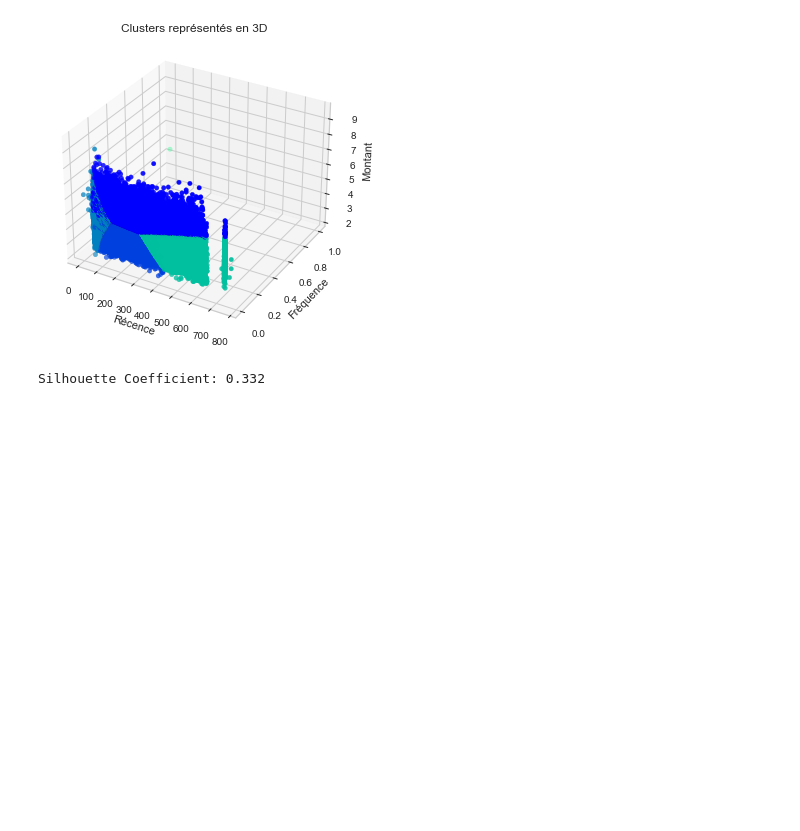
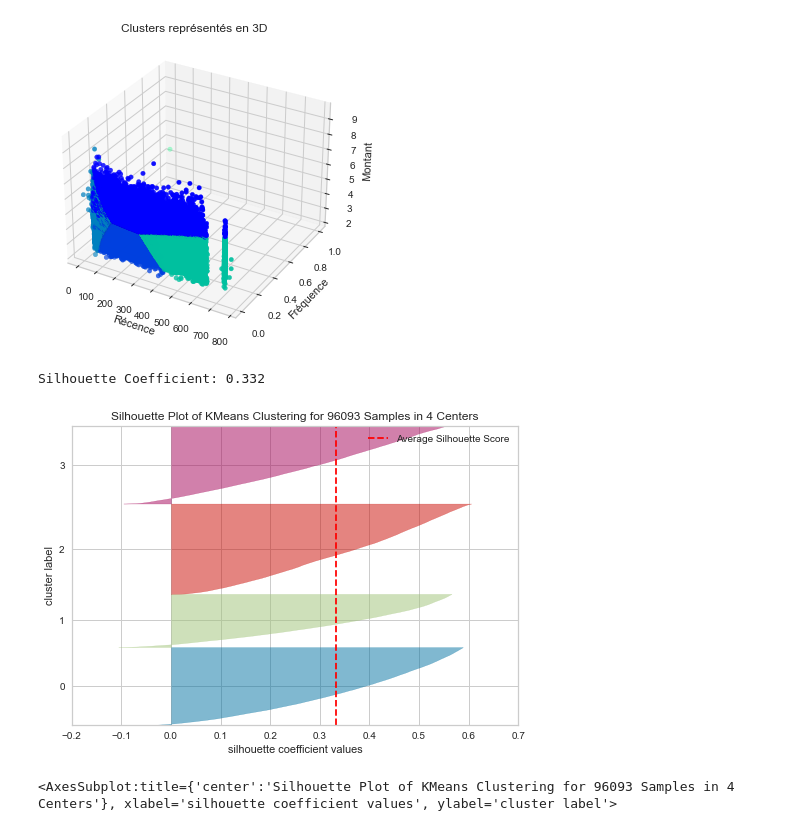
Before and after one commit to JulienGremillot/OpenClassrooms_Ingenieur_Machine_Learning, a Jupyter notebook: Segmentez des clients d'un site e-commerce/Segmentez des clients d'un site e-commerce - 2.ipynb, the cells around one changed output. Drawn from its saved outputs; the diff is of its cells as text; code cells hidden in the pictures; blank space fills up the shorter version.

```diff
--- a/Segmentez des clients d'un site e-commerce/Segmentez des clients d'un site e-commerce - 2.ipynb
+++ b/Segmentez des clients d'un site e-commerce/Segmentez des clients d'un site e-commerce - 2.ipynb
@@ -339,3 +339,11 @@ plt.show()
 print("Silhouette Coefficient: %0.3f" % sklearn.metrics.silhouette_score(data_pca_rfm, kmeans_rfm.labels_))
 # %% [output]
 Silhouette Coefficient: 0.332
+# %%
+from yellowbrick.cluster import SilhouetteVisualizer
+visualizer = SilhouetteVisualizer(kmeans_rfm, colors='yellowbrick')
+visualizer.fit(data_pca_rfm)
+visualizer.show()
+# %% [output]
+[figure, added]
+<AxesSubplot:title={'center':'Silhouette Plot of KMeans Clustering for 96093 Samples in 4 Centers'}, xlabel='silhouette coefficient values', ylabel='cluster label'>
```
Also changed, not shown: parts of 13 cells of this notebook.
